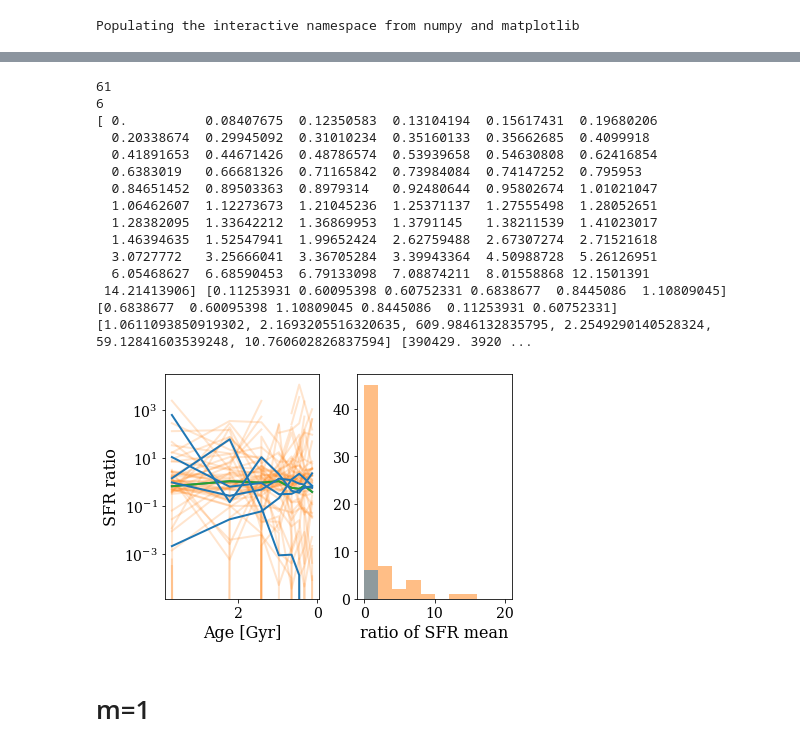
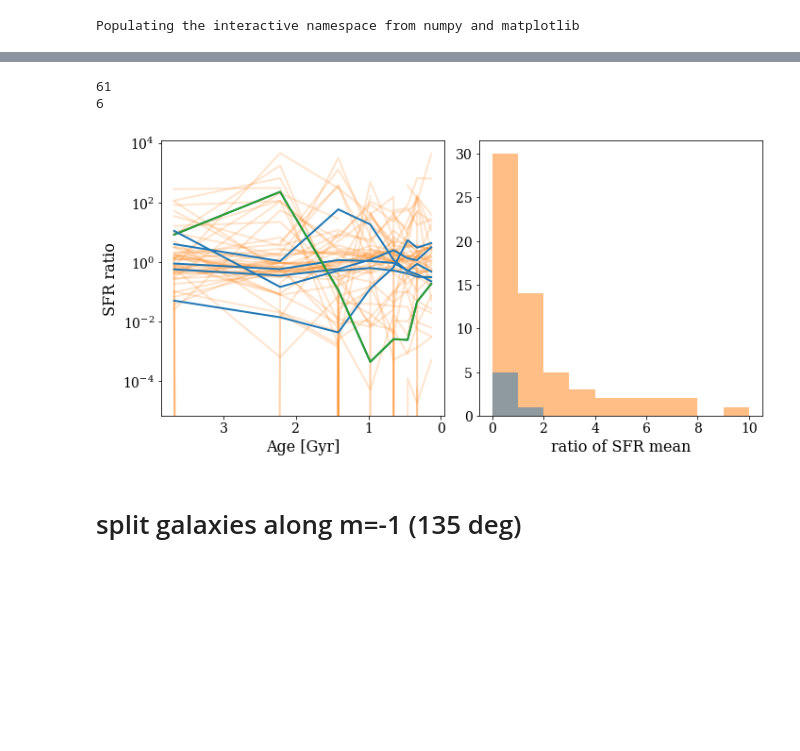
Before and after one commit to ekta1224/IllustrisAD, a Jupyter notebook: phast/SFR_ratios_Cycle29.ipynb, the cells around one changed output, grey strips where cells are left out. Drawn from its saved outputs; the diff is of its cells as text; code cells hidden in the pictures; blank space fills up the shorter version.

```diff
--- a/phast/SFR_ratios_Cycle29.ipynb
+++ b/phast/SFR_ratios_Cycle29.ipynb
@@ -93,5 +135,5 @@ plt.tight_layout()
 # %%
-plt.figure()
+plt.figure(figsize=(10,5))
 ax = subplot(121)
 ax2 = subplot(122)
 ids0 = np.loadtxt('M31analogs_noMM8Gyr_mstar.txt') #61
@@ -105,7 +147,7 @@ MM_avg = []
 
 for id in ids0:
     id = int(id)
-    data = np.loadtxt('%s_SFR_time_avg_norecentMM_y0split.txt'%id)
+    data = np.loadtxt('%s_SFR_time_avg_norecentMM_m1split.txt'%id)
     ratio = data[:,1]/data[:,2]
     noMM_avg.append(np.mean(data[:,1])/np.mean(data[:,2]))
     times = list(data[:,0])
@@ -113,52 +155,40 @@ for id in ids0:
     ax.plot(times,ratio,color='C1',alpha=0.2)
 
 ids = np.loadtxt('M31analogs_MM1_4Gyr_mstar.txt')
 print(len(ids))
 
 for id in ids:
     id = int(id)
-    data = np.loadtxt('%s_SFR_time_avg_recentMM_y0split.txt'%id)
+    data = np.loadtxt('%s_SFR_time_avg_recentMM_m1split.txt'%id)
     ratio = data[:,1]/data[:,2]
     MM_avg.append(np.mean(data[:,1])/np.mean(data[:,2]))
     times = list(data[:,0])
     MM_max.append(np.max(ratio))
     ax.plot(times,ratio,color='C0', lw=2)
-    if id == 390429:
+    if id == 400733:
         ax.plot(times,ratio,color='C2', lw=2)
 
 ax.set_yscale("log")
 ax.invert_xaxis()
 ax.set_xlabel('Age [Gyr]')
 ax.set_ylabel('SFR ratio')
 #ax.set_ylim(0,10000)
 
 
 
 noMM_avg = np.nan_to_num(noMM_avg)
 MM_avg = np.nan_to_num(MM_avg)
-ax2.hist(noMM_avg, bins=10,range=(0,20), color='C1',alpha=0.5)
-ax2.hist(MM_avg, bins=10, range=(0,20),color='C0',alpha=0.5)
+ax2.hist(noMM_avg, bins=10,range=(0,10), color='C1',alpha=0.5)
+ax2.hist(MM_avg, bins=10, range=(0,10),color='C0',alpha=0.5)
 ax2.set_xlabel('ratio of SFR mean')
 
-print(np.sort(noMM_avg), np.sort(MM_avg))
-print(MM_avg, MM_max, ids)
+#print(np.sort(noMM_avg), np.sort(MM_avg))
+#print(MM_avg, MM_max, ids)
 plt.tight_layout()
 # %% [output]
 61
 6
-[ 0.          0.08407675  0.12350583  0.13104194  0.15617431  0.19680206
-  0.20338674  0.29945092  0.31010234  0.35160133  0.35662685  0.4099918
-  0.41891653  0.44671426  0.48786574  0.53939658  0.54630808  0.62416854
-  0.6383019   0.66681326  0.71165842  0.73984084  0.74147252  0.795953
-  0.84651452  0.89503363  0.8979314   0.92480644  0.95802674  1.01021047
-  1.06462607  1.12273673  1.21045236  1.25371137  1.27555498  1.28052651
-  1.28382095  1.33642212  1.36869953  1.3791145   1.38211539  1.41023017
-  1.46394635  1.52547941  1.99652424  2.62759488  2.67307274  2.71521618
-  3.0727772   3.25666041  3.36705284  3.39943364  4.50988728  5.26126951
-  6.05468627  6.68590453  6.79133098  7.08874211  8.01558868 12.1501391
- 14.21413906] [0.11253931 0.60095398 0.60752331 0.6838677  0.8445086  1.10809045]
-[0.6838677  0.60095398 1.10809045 0.8445086  0.11253931 0.60752331] [1.0611093850919302, 2.1693205516320635, 609.9846132835795, 2.2549290140528324, 59.12841603539248, 10.760602826837594] [390429. 3920 ...
-[figure, old version]
+[figure, new version]
 # %% [markdown]
-# m=1
+# split galaxies along m=-1 (135 deg)
 # %%
```
Also changed, not shown: parts of 9 cells of this notebook.
